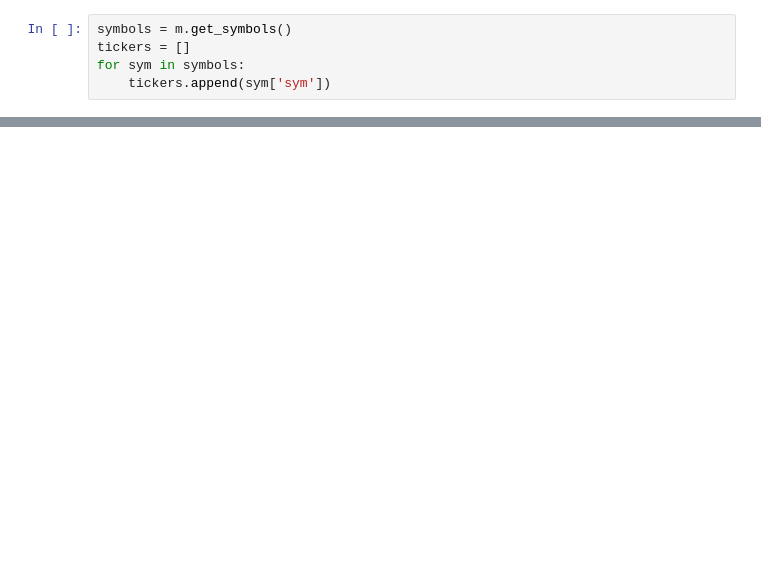
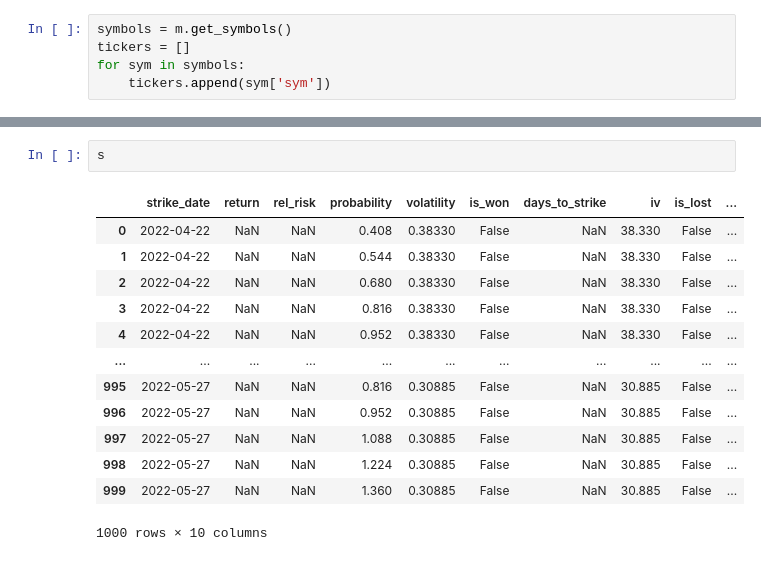
Before and after one commit to andermy/yahooScraper, a Jupyter notebook: test.ipynb, the cells around one changed output, grey strips where cells are left out. Drawn from its saved outputs; the diff is of its cells as text; blank space fills up the shorter version.

```diff
--- a/test.ipynb
+++ b/test.ipynb
@@ -176 +184,17 @@ s[(s['rel_risk']>0)&(s['return']>0)&(s['return']<2)].plot.scatter(x='iv', y='ret
+# %%
+s
+# %% [output]
+|  | strike_date | return | rel_risk | probability | volatility | is_won | days_to_strike | iv | is_lost | ... |
+| 0 | 2022-04-22 | NaN | NaN | 0.408 | 0.38330 | False | NaN | 38.330 | False | ... |
+| 1 | 2022-04-22 | NaN | NaN | 0.544 | 0.38330 | False | NaN | 38.330 | False | ... |
+| 2 | 2022-04-22 | NaN | NaN | 0.680 | 0.38330 | False | NaN | 38.330 | False | ... |
+| 3 | 2022-04-22 | NaN | NaN | 0.816 | 0.38330 | False | NaN | 38.330 | False | ... |
+| 4 | 2022-04-22 | NaN | NaN | 0.952 | 0.38330 | False | NaN | 38.330 | False | ... |
+| ... | ... | ... | ... | ... | ... | ... | ... | ... | ... | ... |
+| 995 | 2022-05-27 | NaN | NaN | 0.816 | 0.30885 | False | NaN | 30.885 | False | ... |
+| 996 | 2022-05-27 | NaN | NaN | 0.952 | 0.30885 | False | NaN | 30.885 | False | ... |
+| 997 | 2022-05-27 | NaN | NaN | 1.088 | 0.30885 | False | NaN | 30.885 | False | ... |
+| 998 | 2022-05-27 | NaN | NaN | 1.224 | 0.30885 | False | NaN | 30.885 | False | ... |
+| 999 | 2022-05-27 | NaN | NaN | 1.360 | 0.30885 | False | NaN | 30.885 | False | ... |
+1000 rows × 10 columns
 # %%
```
Also changed, not shown: parts of 29 cells of this notebook, 12 other files.
